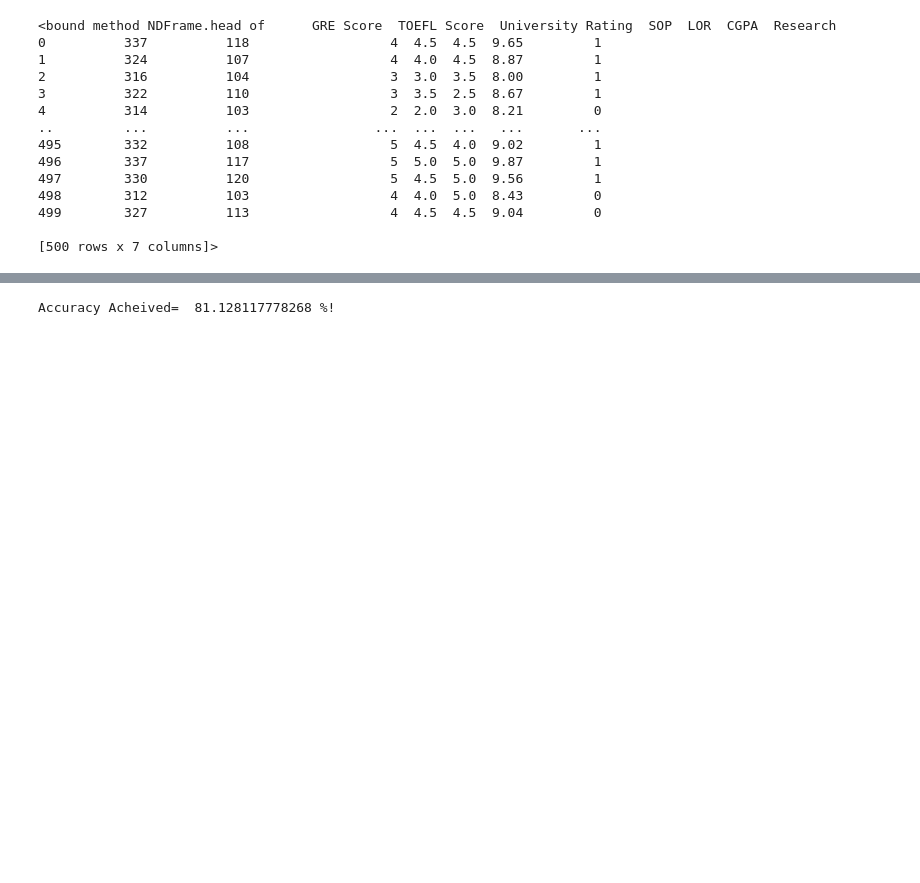
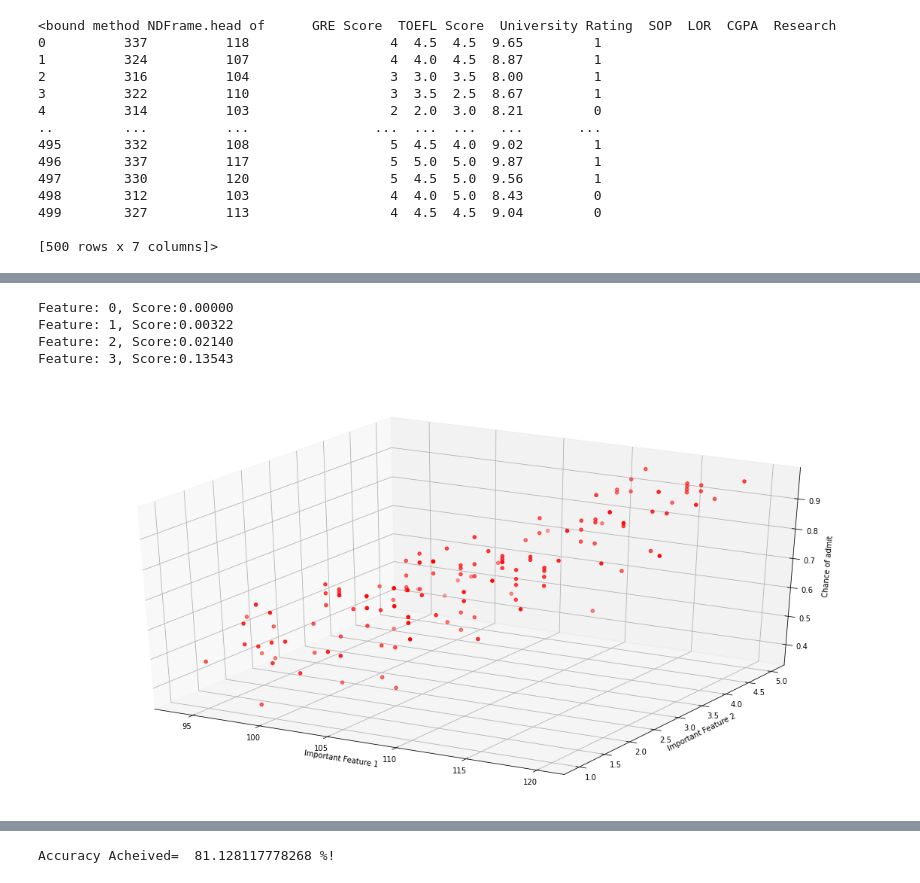
Before and after one commit to amogh2004/Automated-Admission-Prediction, a Jupyter notebook: MLR3.ipynb, the cells around one changed output, grey strips where cells are left out. Cells and saved outputs as stored; diff of their text form; code cells hidden in the pictures; blank space fills up the shorter version.

Commit message:
Graphs Update

```diff
--- a/MLR3.ipynb
+++ b/MLR3.ipynb
@@ -171,3 +171,21 @@ x_train, x_test, y_train, y_test = train_test_split(x, y, test_size = 0.3, rando
 lr = LinearRegression()
 lr.fit(x_opt, y)
 pred = lr.predict(x_opt)
+# %%
+f_imp = lr.coef_
+for i, v in enumerate(f_imp):
+    print('Feature: %0d, Score:%.5f'%(i,v))
+# %% [output]
+Feature: 0, Score:0.00000
+Feature: 1, Score:0.00322
+Feature: 2, Score:0.02140
+Feature: 3, Score:0.13543
+# %%
+ax = plt.figure(figsize=(20,10)).add_subplot(projection = '3d')
+ax.set_xlabel('Important Feature 1')
+ax.set_ylabel('Important Feature 2')
+ax.set_zlabel('Chance of admit')
+#ax.plot3D(x_test[:,0],x_test[:,1],pred,c = 'blue');
+ax.scatter3D(x_test[:,2],x_test[:,3],y_test,c = 'red');
+# %% [output]
+[figure, added]
```
Also changed, not shown: parts of 9 cells of this notebook, 1 other file.
